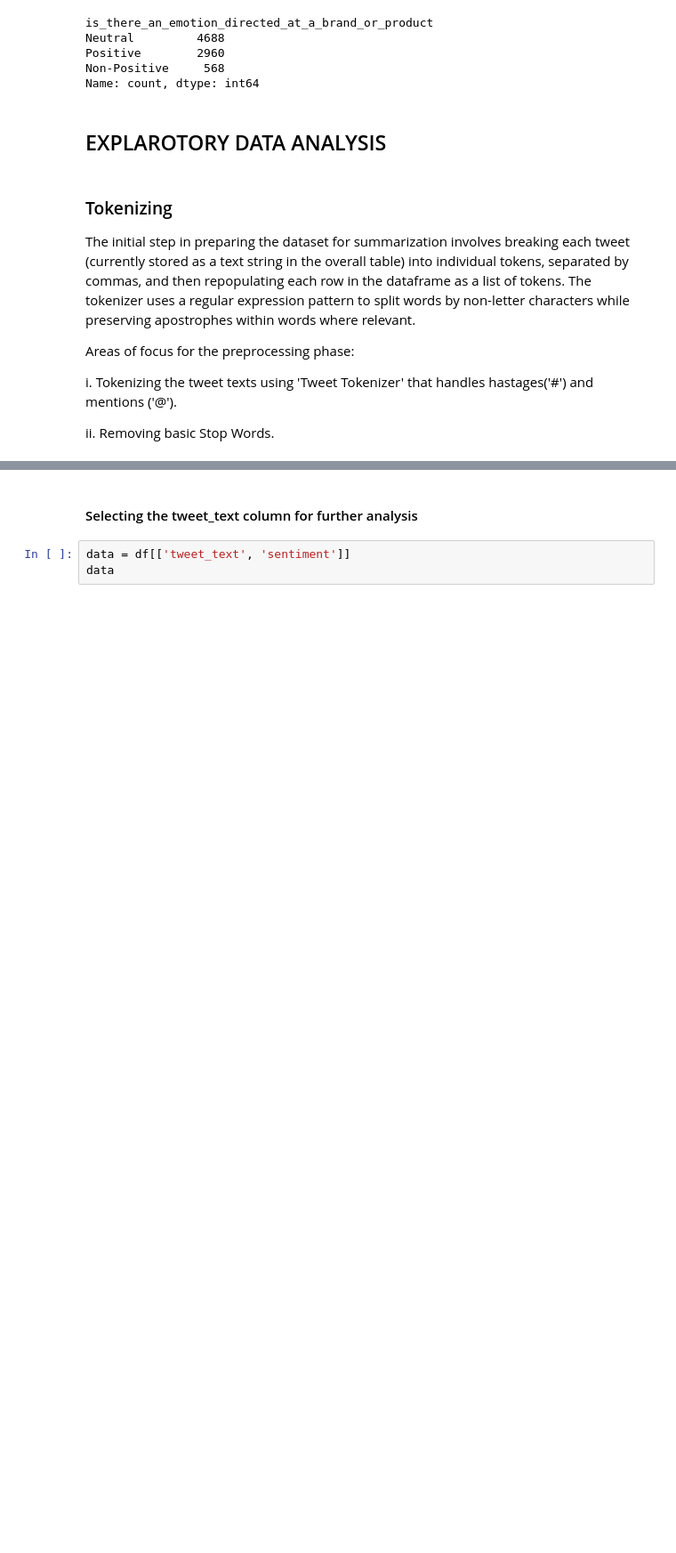
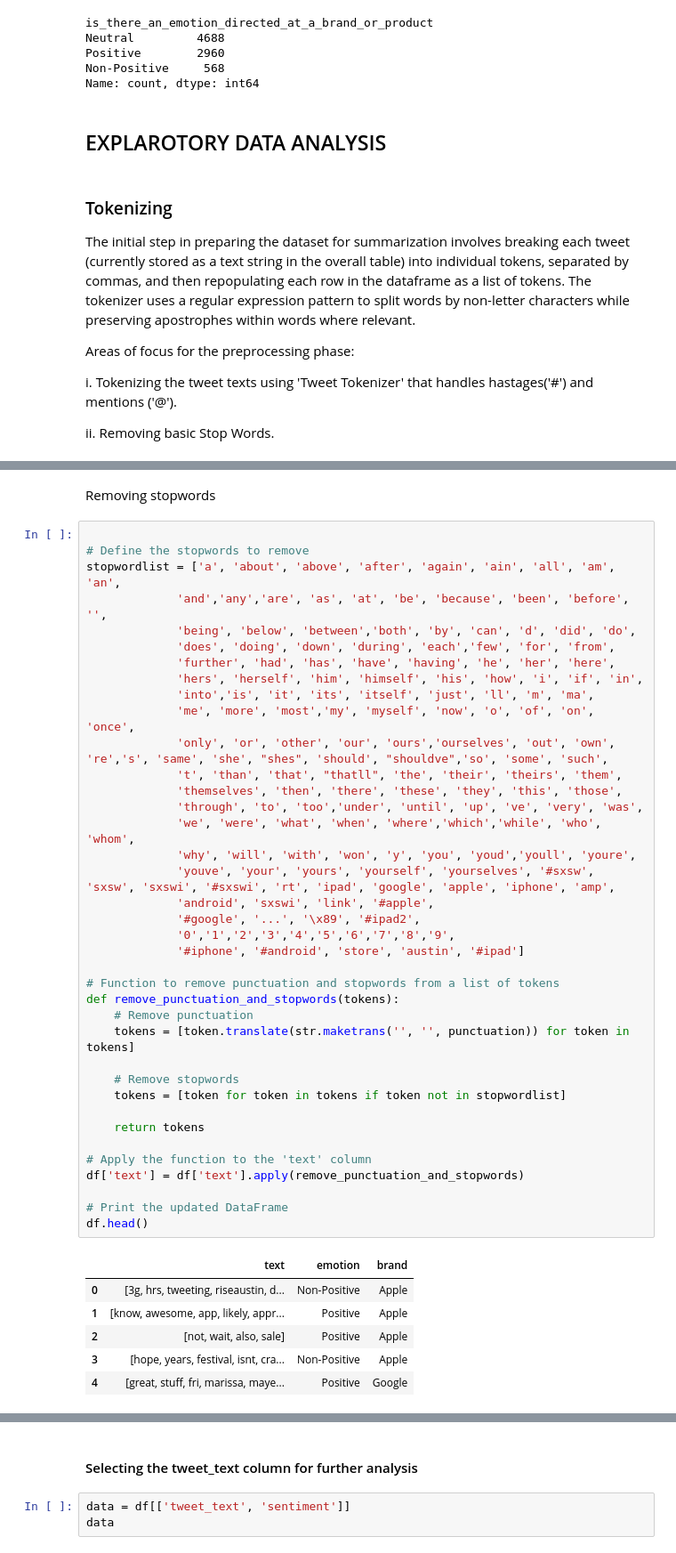
Before and after one commit to bizzfuzz/dsc-phase-4-project, a Jupyter notebook: Tweet.ipynb, the cells around one changed output, grey strips where cells are left out. Shown at 89% size. Cells and saved outputs as stored; diff of their text form; blank space fills up the shorter version.

```diff
--- a/Tweet.ipynb
+++ b/Tweet.ipynb
@@ -340,0 +359,47 @@ df.head()
+# %% [markdown]
+Removing stopwords
+# %%
+
+# Define the stopwords to remove
+stopwordlist = ['a', 'about', 'above', 'after', 'again', 'ain', 'all', 'am', 'an',
+             'and','any','are', 'as', 'at', 'be', 'because', 'been', 'before', '',
+             'being', 'below', 'between','both', 'by', 'can', 'd', 'did', 'do',
+             'does', 'doing', 'down', 'during', 'each','few', 'for', 'from',
+             'further', 'had', 'has', 'have', 'having', 'he', 'her', 'here',
+             'hers', 'herself', 'him', 'himself', 'his', 'how', 'i', 'if', 'in',
+             'into','is', 'it', 'its', 'itself', 'just', 'll', 'm', 'ma',
+             'me', 'more', 'most','my', 'myself', 'now', 'o', 'of', 'on', 'once',
+             'only', 'or', 'other', 'our', 'ours','ourselves', 'out', 'own', 're','s', 'same', 'she', "shes", 'should', "shouldve",'so', 'some', 'such',
+             't', 'than', 'that', "thatll", 'the', 'their', 'theirs', 'them',
+             'themselves', 'then', 'there', 'these', 'they', 'this', 'those',
+             'through', 'to', 'too','under', 'until', 'up', 've', 'very', 'was',
+             'we', 'were', 'what', 'when', 'where','which','while', 'who', 'whom',
+             'why', 'will', 'with', 'won', 'y', 'you', 'youd','youll', 'youre',
+             'youve', 'your', 'yours', 'yourself', 'yourselves', '#sxsw', 'sxsw', 'sxswi', '#sxswi', 'rt', 'ipad', 'google', 'apple', 'iphone', 'amp',
+             'android', 'sxswi', 'link', '#apple',
+             '#google', '...', '\x89', '#ipad2',
+             '0','1','2','3','4','5','6','7','8','9',
+             '#iphone', '#android', 'store', 'austin', '#ipad']
+
+# Function to remove punctuation and stopwords from a list of tokens
+def remove_punctuation_and_stopwords(tokens):
+    # Remove punctuation
+    tokens = [token.translate(str.maketrans('', '', punctuation)) for token in tokens]
+
+    # Remove stopwords
+    tokens = [token for token in tokens if token not in stopwordlist]
+
+    return tokens
+
+# Apply the function to the 'text' column
+df['text'] = df['text'].apply(remove_punctuation_and_stopwords)
+
+# Print the updated DataFrame
+df.head()
+# %% [output]
+|  | text | emotion | brand |
+| 0 | [3g, hrs, tweeting, riseaustin, d... | Non-Positive | Apple |
+| 1 | [know, awesome, app, likely, appr... | Positive | Apple |
+| 2 | [not, wait, also, sale] | Positive | Apple |
+| 3 | [hope, years, festival, isnt, cra... | Non-Positive | Apple |
+| 4 | [great, stuff, fri, marissa, maye... | Positive | Google |
```
Also changed, not shown: parts of 9 cells of this notebook.
